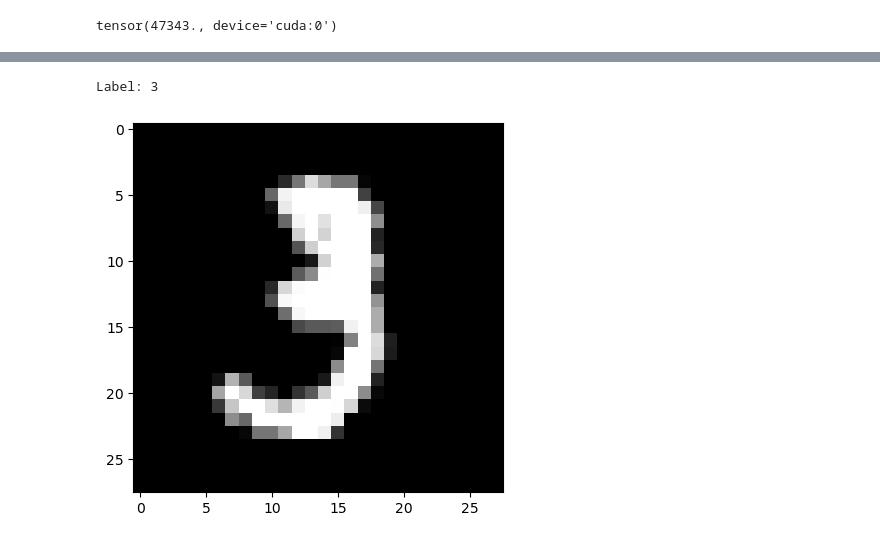
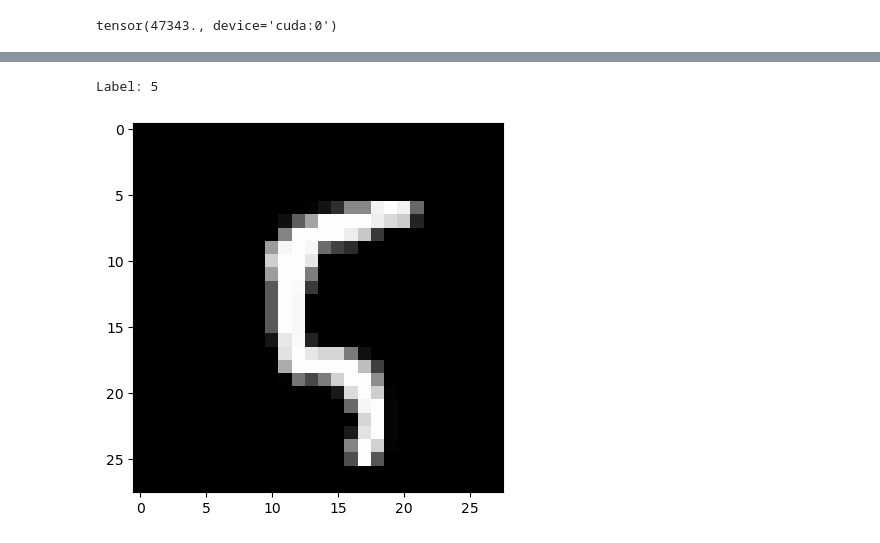
Before and after one commit to intsystems/bayes_deep_compression, a Jupyter notebook: examples/main.ipynb, the cells around one changed output, grey strips where cells are left out. Saved outputs shown, nothing was run; the diff lists cells and outputs as text; code cells hidden in the pictures.

```diff
--- a/examples/main.ipynb
+++ b/examples/main.ipynb
@@ -319,10 +317,10 @@ Loss:1814476.833984375, KL Loss: 3024081.0, FitLoss: 0.36089444160461426, Accura
 # %%
-image, label = test_dataset[10]
+image, label = test_dataset[100]
 plt.imshow(image.permute(1, 2, 0), cmap = 'gray')
 print('Label:', label)
 # %% [output]
-Label: 3
+Label: 5
-[figure, old version]
+[figure, new version]
 # %%
 torch.max(model(image.cuda()).data, 1)
 # %% [output]
```
Also changed, not shown: parts of 24 cells of this notebook, 9 other files.
